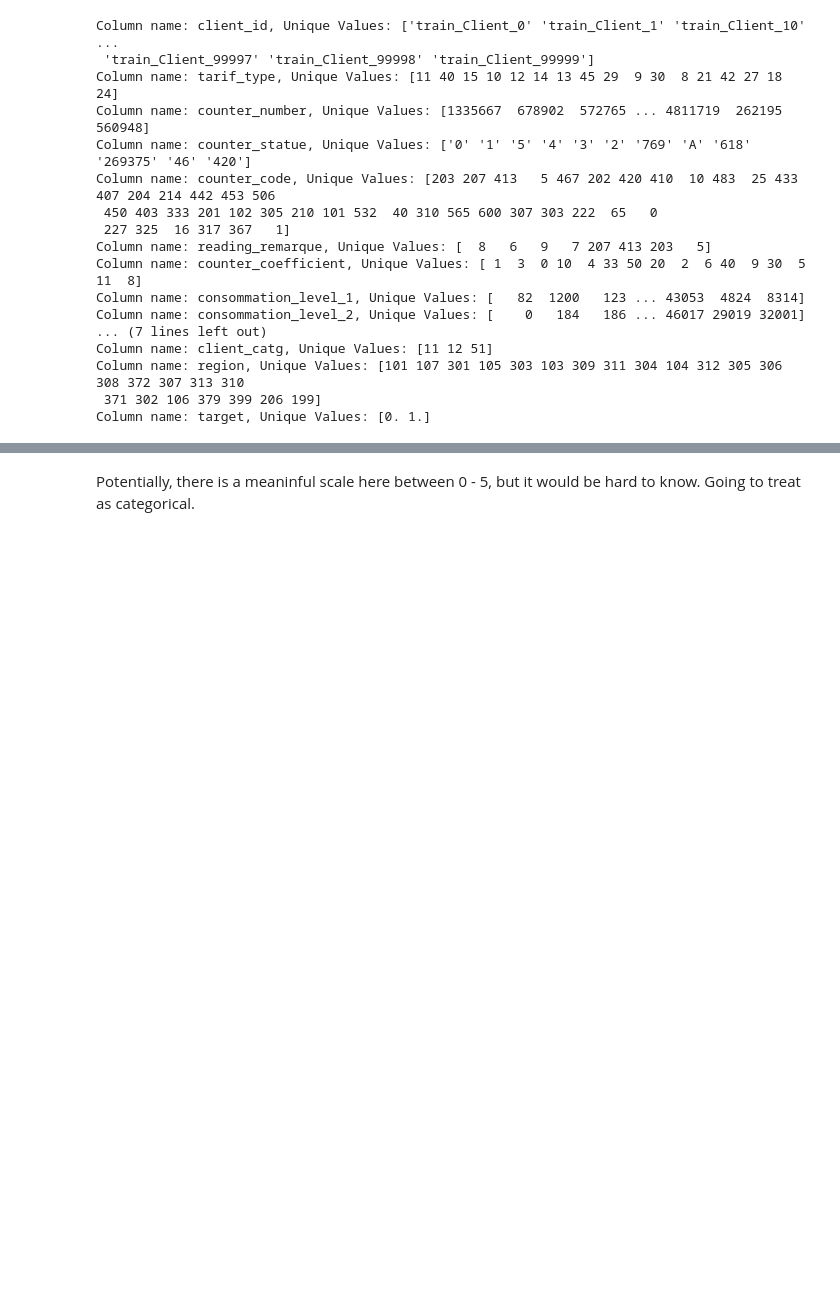
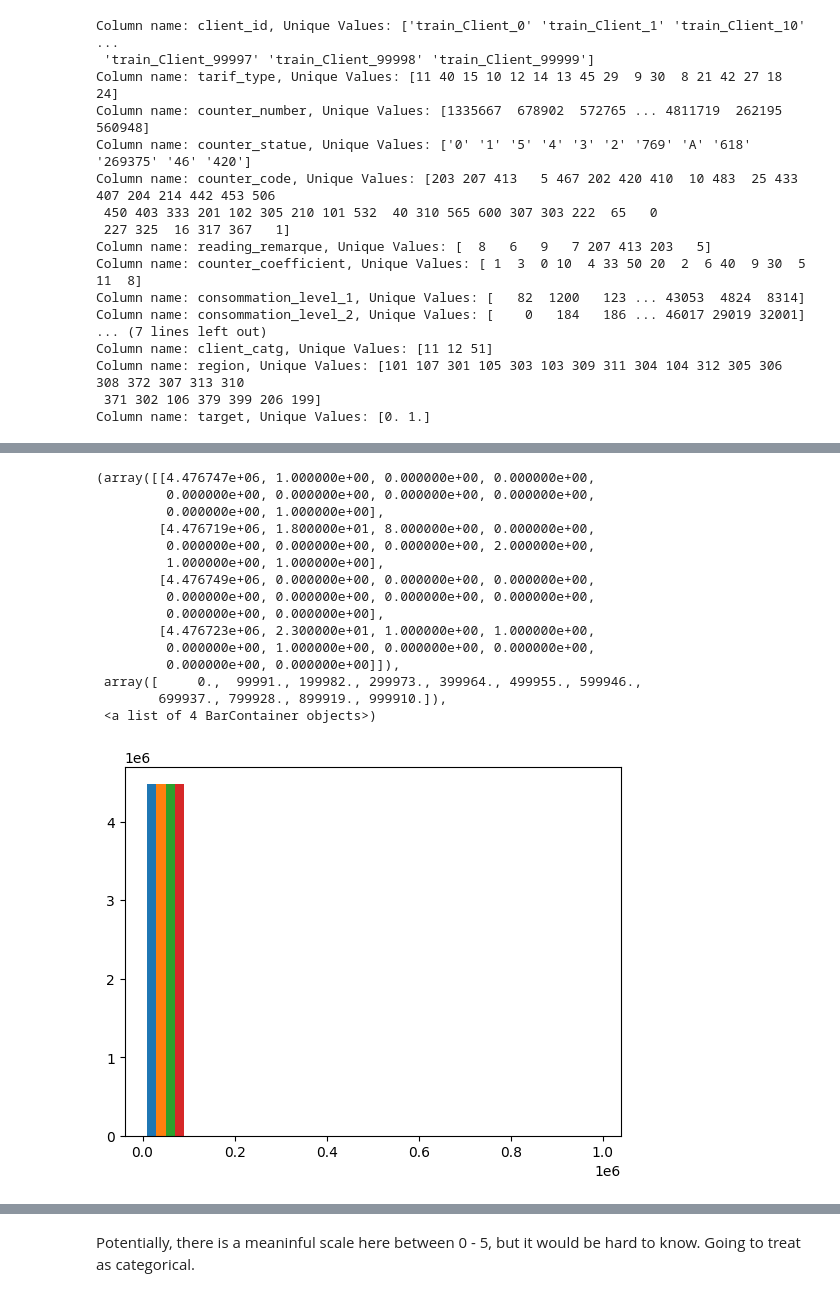
Before and after one commit to insatiablycivil/Fraud_Detection_Energy_Consumption, a Jupyter notebook: Exploratory Data Analysis.ipynb, the cells around one changed output, grey strips where cells are left out. Drawn from its saved outputs; the diff is of its cells as text; code cells hidden in the pictures; blank space fills up the shorter version.

```diff
--- a/Exploratory Data Analysis.ipynb
+++ b/Exploratory Data Analysis.ipynb
@@ -271,0 +357,19 @@ Name: count, dtype: int64
+# %%
+plt.pyplot.hist(df_train[['usage_lev_1', 'usage_lev_2', 'usage_lev_3', 'usage_lev_4']])
+# %% [output]
+(array([[4.476747e+06, 1.000000e+00, 0.000000e+00, 0.000000e+00,
+         0.000000e+00, 0.000000e+00, 0.000000e+00, 0.000000e+00,
+         0.000000e+00, 1.000000e+00],
+        [4.476719e+06, 1.800000e+01, 8.000000e+00, 0.000000e+00,
+         0.000000e+00, 0.000000e+00, 0.000000e+00, 2.000000e+00,
+         1.000000e+00, 1.000000e+00],
+        [4.476749e+06, 0.000000e+00, 0.000000e+00, 0.000000e+00,
+         0.000000e+00, 0.000000e+00, 0.000000e+00, 0.000000e+00,
+         0.000000e+00, 0.000000e+00],
+        [4.476723e+06, 2.300000e+01, 1.000000e+00, 1.000000e+00,
+         0.000000e+00, 1.000000e+00, 0.000000e+00, 0.000000e+00,
+         0.000000e+00, 0.000000e+00]]),
+ array([     0.,  99991., 199982., 299973., 399964., 499955., 599946.,
+        699937., 799928., 899919., 999910.]),
+ <a list of 4 BarContainer objects>)
+[figure, added]
```
Also changed, not shown: parts of 38 cells of this notebook.
